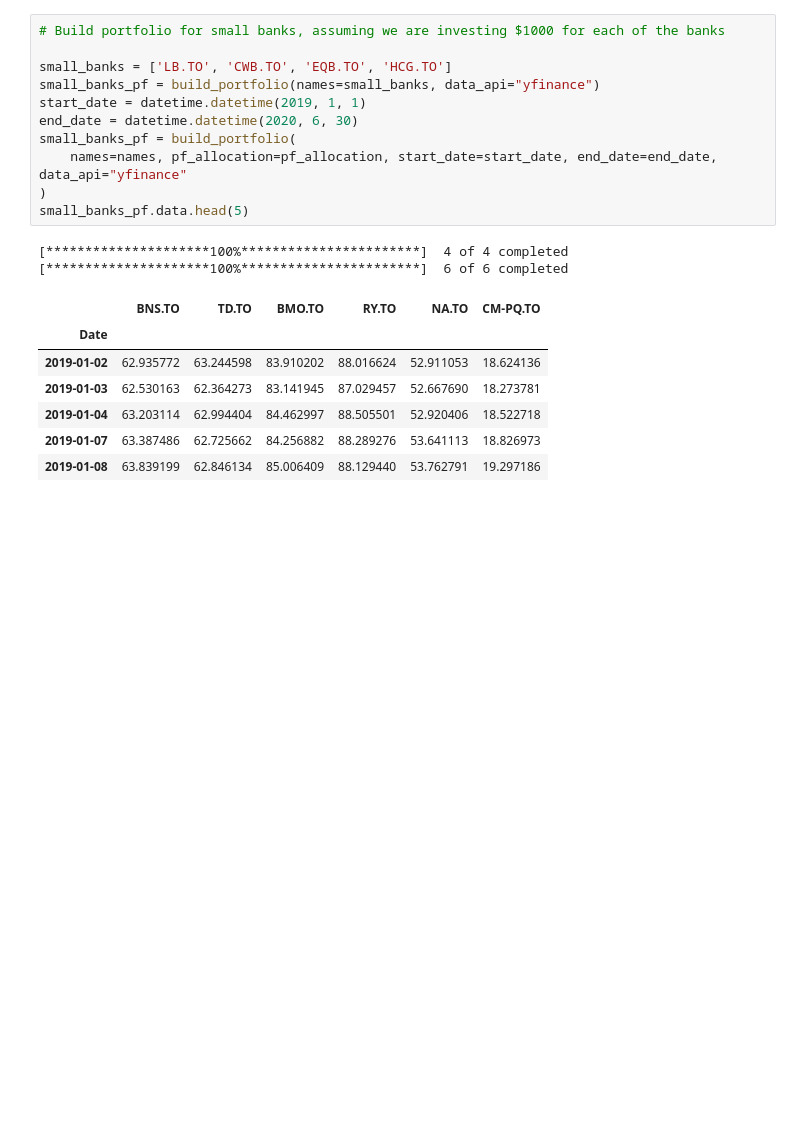
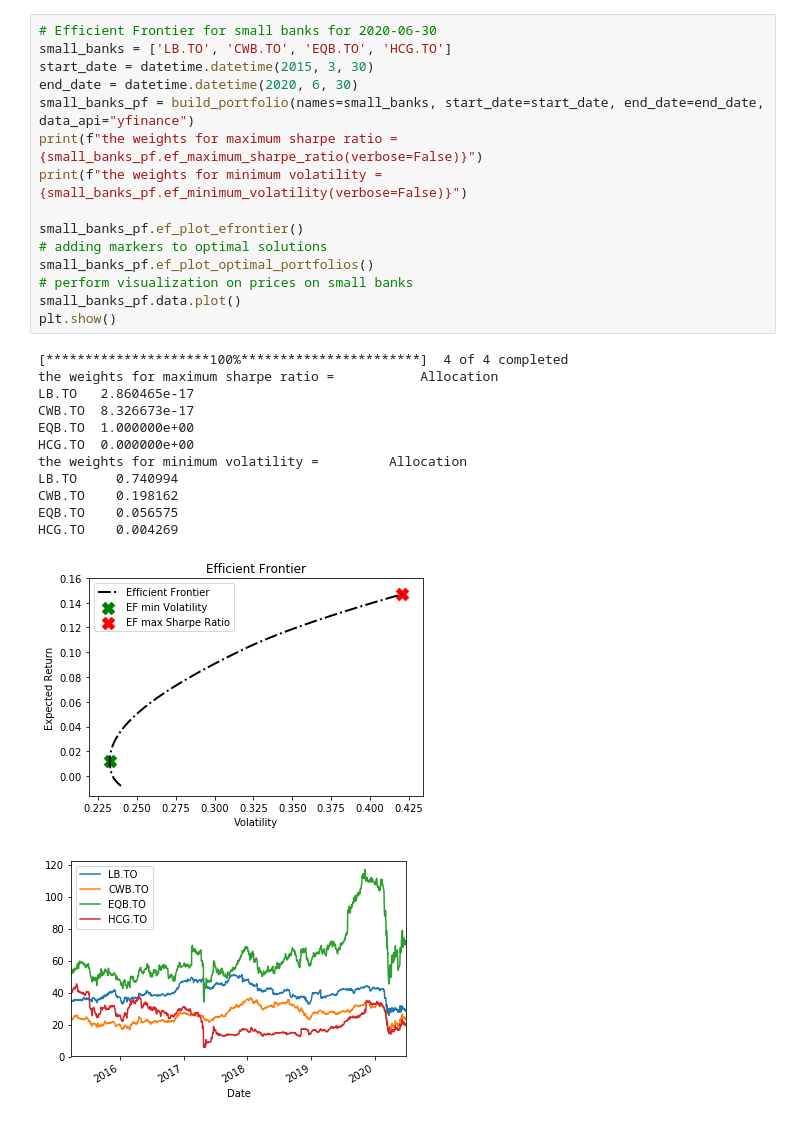
Before and after one commit to NJ1219/UofT-Project1, a Jupyter notebook: project.ipynb, the cells around one changed output. Cells and saved outputs as stored; diff of their text form; blank space fills up the shorter version.

Commit message:
created efficient frontiers for small banks and big banks. In addition, monte carlos simulations were also generated for two bank groups

```diff
--- a/project.ipynb
+++ b/project.ipynb
@@ -16,21 +8,29 @@ or from the matplotlib source distribution
 # %%
-# Build portfolio for small banks, assuming we are investing $1000 for each of the banks
+# Efficient Frontier for small banks for 2020-06-30
+small_banks = ['LB.TO', 'CWB.TO', 'EQB.TO', 'HCG.TO']
+start_date = datetime.datetime(2015, 3, 30)
+end_date = datetime.datetime(2020, 6, 30)
+small_banks_pf = build_portfolio(names=small_banks, start_date=start_date, end_date=end_date, data_api="yfinance")
+print(f"the weights for maximum sharpe ratio = {small_banks_pf.ef_maximum_sharpe_ratio(verbose=False)}")
+print(f"the weights for minimum volatility = {small_banks_pf.ef_minimum_volatility(verbose=False)}")
 
-small_banks = ['LB.TO', 'CWB.TO', 'EQB.TO', 'HCG.TO']
-small_banks_pf = build_portfolio(names=small_banks, data_api="yfinance")
-start_date = datetime.datetime(2019, 1, 1)
-end_date = datetime.datetime(2020, 6, 30)
-small_banks_pf = build_portfolio(
-    names=names, pf_allocation=pf_allocation, start_date=start_date, end_date=end_date, data_api="yfinance"
-)
-small_banks_pf.data.head(5)
+small_banks_pf.ef_plot_efrontier()
+# adding markers to optimal solutions
+small_banks_pf.ef_plot_optimal_portfolios()
+# perform visualization on prices on small banks
+small_banks_pf.data.plot()
+plt.show()
 # %% [output]
 [*********************100%***********************]  4 of 4 completed
-[*********************100%***********************]  6 of 6 completed
+the weights for maximum sharpe ratio =           Allocation
+LB.TO   2.860465e-17
+CWB.TO  8.326673e-17
+EQB.TO  1.000000e+00
+HCG.TO  0.000000e+00
+the weights for minimum volatility =         Allocation
+LB.TO     0.740994
+CWB.TO    0.198162
+EQB.TO    0.056575
+HCG.TO    0.004269
-|  | BNS.TO | TD.TO | BMO.TO | RY.TO | NA.TO | CM-PQ.TO |
-| Date |  |  |  |  |  |  |
-| 2019-01-02 | 62.935772 | 63.244598 | 83.910202 | 88.016624 | 52.911053 | 18.624136 |
-| 2019-01-03 | 62.530163 | 62.364273 | 83.141945 | 87.029457 | 52.667690 | 18.273781 |
-| 2019-01-04 | 63.203114 | 62.994404 | 84.462997 | 88.505501 | 52.920406 | 18.522718 |
-| 2019-01-07 | 63.387486 | 62.725662 | 84.256882 | 88.289276 | 53.641113 | 18.826973 |
-| 2019-01-08 | 63.839199 | 62.846134 | 85.006409 | 88.129440 | 53.762791 | 19.297186 |
+[figure, added]
+[figure, added]
```
Also changed, not shown: parts of 10 cells of this notebook.
